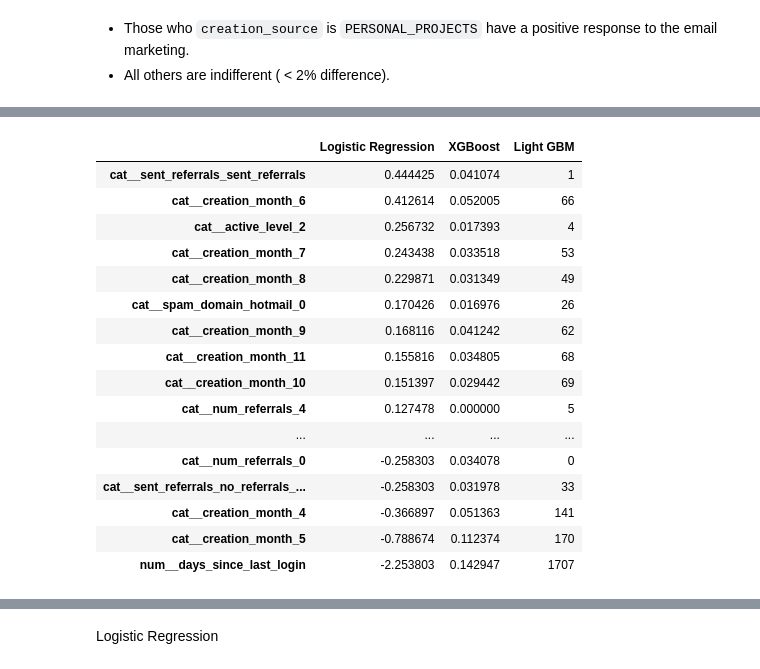
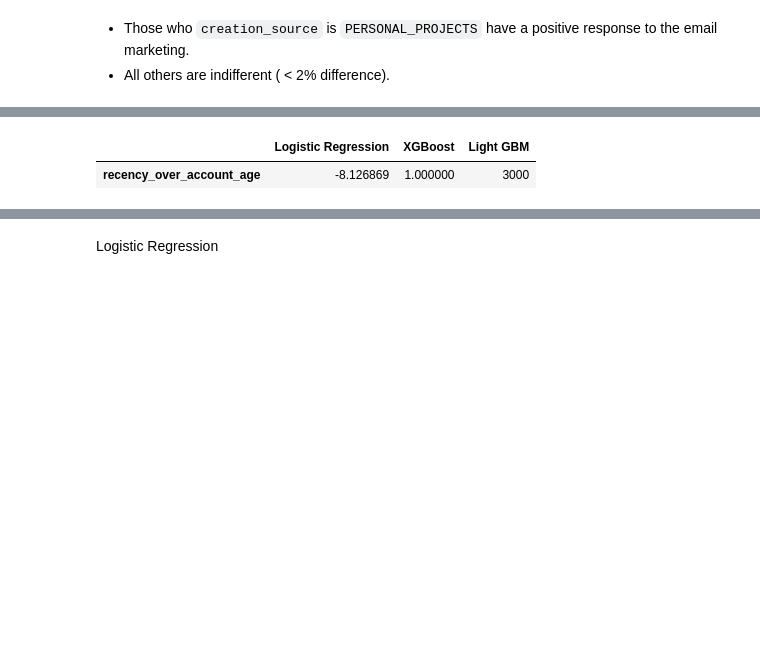
Before and after one commit to jonnross88/ultimate_project_3, a Jupyter notebook: relax.ipynb, the cells around one changed output, grey strips where cells are left out. Cells and saved outputs as stored; diff of their text form; code cells hidden in the pictures; blank space fills up the shorter version.

```diff
--- a/relax.ipynb
+++ b/relax.ipynb
@@ -964,13 +729,9 @@ all_users_df["invited_self"] = (
     all_users_df["user_id"] == all_users_df["invited_by_user_id"])
 all_users_df["invited_self"] = all_users_df["invited_self"].astype(int)
 # %%
-all_users_df["domain"] = all_users_df["domain"].apply(
-    lambda x: (
-        "other"
-        if x not in ["gmail", "yahoo", "jourrapide", "cuvox", "gustr", "hotmail"]
-        else x
-    )
-)
+all_users_df["domain"] = all_users_df["domain"].apply(lambda x: (
+    "other" if x not in
+    ["gmail", "yahoo", "jourrapide", "cuvox", "gustr", "hotmail"] else x))
 # %%
 all_users_df.describe(include="all").T.sort_values("unique").fillna("")
 # %% [output]
@@ -1485,20 +1300,16 @@ all_users_df["active_level"] = (
+# %%
+all_users_df["recency_over_account_age"] = (
+    all_users_df["recency"] / all_users_df["account_age"]
+)
 # %%
 categorical_features = [
-    "active_level",
-    "spam_domain",
-    "creation_month",
-    "sent_referrals",
-    # 'org_id',
-    "num_referrals",
+    # "spam_domain",
+    # "creation_month",
+    # 'active_level',
 ]
-numerical_features = ["days_since_last_login"]
-# binning_features = ["num_referrals"]
-
-X = all_users_df[
-    categorical_features
-    + numerical_features
-    # + binning_features
-]
+# numerical_features = ["days_since_last_login", 'account_age']
+numerical_features = ["recency_over_account_age"]
+X = all_users_df[numerical_features]  # + categorical_features]
 y = all_users_df["adopted_user"]
 # %%
 # Split the data into training and testing sets
@@ -1599,7 +1404,7 @@ for model_name, (model, param_grid) in tqdm(models.items(), desc="Model Tuning")
     # Create a pipeline for the model
     model_pipeline = Pipeline(
         steps=[
-            ("preprocessor", preprocessor),
+            # ("preprocessor", preprocessor),
             ("classifier", model),
         ]
     )
@@ -1608,7 +1413,7 @@ for model_name, (model, param_grid) in tqdm(models.items(), desc="Model Tuning")
     random_search = RandomizedSearchCV(
         model_pipeline,
         param_grid,
-        n_iter=10,
+        n_iter=50,
         cv=5,
         random_state=628,
         scoring="recall",
@@ -1627,8 +1432,7 @@ for model_name, (model, param_grid) in tqdm(models.items(), desc="Model Tuning")
     best_index = random_search.best_index_
     mean_cv_score = random_search.cv_results_["mean_test_score"][best_index]
     print(f"{model_name} - Mean CV Score for Best Parameters: {mean_cv_score:.3f}")
-    y_pred_proba_tuned = random_search.best_estimator_.predict_proba(X_test)[
-        :, 1]
+    y_pred_proba_tuned = random_search.best_estimator_.predict_proba(X_test)[:, 1]
     y_pred = best_models[model_name].predict(X_test)
     roc_auc_tuned = roc_auc_score(y_test, y_pred_proba_tuned)
     recall_score_tuned = recall_score(y_test, y_pred)
@@ -1669,43 +1472,29 @@ lgbm_feature_importance = (
 # %%
 # Create a DataFrame for easy visualization
 feature_importances_df = pd.DataFrame(
     {
         "Logistic Regression": lr_importance,
         "XGBoost": xgb_feature_importance,
         "Light GBM": lgbm_feature_importance,
     },
-    index=feature_names,
+    # index=feature_names,
+    index=numerical_features,
 )
 
 
 def highlight_topn(s):
     is_top3 = s.isin(s.nlargest(4))
     return ["background-color: salmon" if v else "" for v in is_top3]
 
 
 # Sort features by importance
 feature_importances_df.sort_values("Logistic Regression", ascending=False, inplace=True)
 # highlight the 3 highest values in each column
 feature_importances_df.style.apply(highlight_topn, axis=0)
 # feature_importances_df.round(4)
 # %% [output]
 |  | Logistic Regression | XGBoost | Light GBM |
-| cat__sent_referrals_sent_referrals | 0.444425 | 0.041074 | 1 |
-| cat__creation_month_6 | 0.412614 | 0.052005 | 66 |
-| cat__active_level_2 | 0.256732 | 0.017393 | 4 |
-| cat__creation_month_7 | 0.243438 | 0.033518 | 53 |
-| cat__creation_month_8 | 0.229871 | 0.031349 | 49 |
-| cat__spam_domain_hotmail_0 | 0.170426 | 0.016976 | 26 |
-| cat__creation_month_9 | 0.168116 | 0.041242 | 62 |
-| cat__creation_month_11 | 0.155816 | 0.034805 | 68 |
-| cat__creation_month_10 | 0.151397 | 0.029442 | 69 |
-| cat__num_referrals_4 | 0.127478 | 0.000000 | 5 |
-| ... | ... | ... | ... |
-| cat__num_referrals_0 | -0.258303 | 0.034078 | 0 |
-| cat__sent_referrals_no_referrals_... | -0.258303 | 0.031978 | 33 |
-| cat__creation_month_4 | -0.366897 | 0.051363 | 141 |
-| cat__creation_month_5 | -0.788674 | 0.112374 | 170 |
-| num__days_since_last_login | -2.253803 | 0.142947 | 1707 |
+| recency_over_account_age | -8.126869 | 1.000000 | 3000 |
 # %%
 # Plot feature importances
 active_opts = dict(
```
Also changed, not shown: parts of 81 cells of this notebook, 1 other file.
